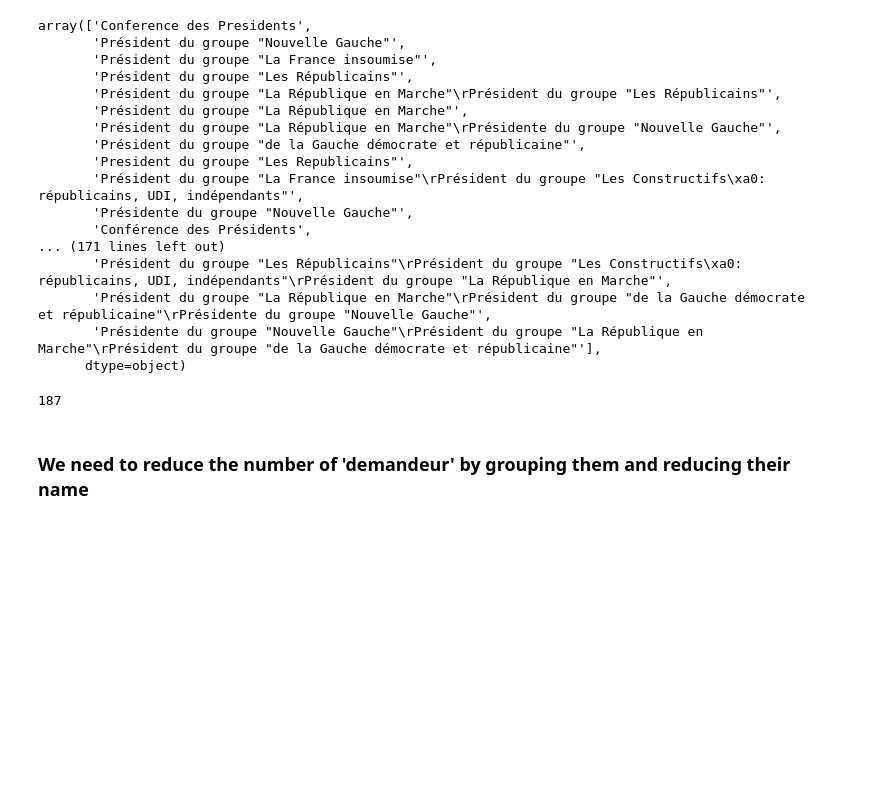
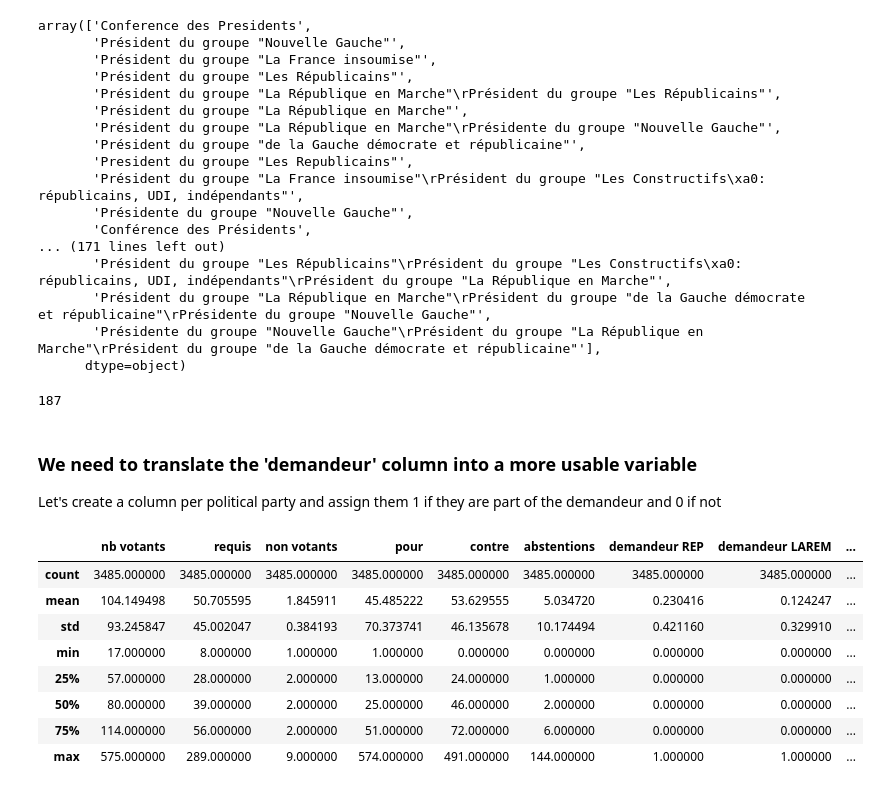
Before and after one commit to max-lutz/national-assembly, a Jupyter notebook: Data exploratory phase - votes.ipynb, the cells around one changed output. Saved outputs shown, nothing was run; the diff lists cells and outputs as text; code cells hidden in the pictures; blank space fills up the shorter version.

```diff
--- a/Data exploratory phase - votes.ipynb
+++ b/Data exploratory phase - votes.ipynb
@@ -199,5 +205,53 @@ array(['Conference des Presidents',
 len(df_vote['demandeur'].unique())
 # %% [output]
 187
-# %% [markdown]
-### We need to reduce the number of 'demandeur' by grouping them and reducing their name
+# %% [markdown]
+### We need to translate the 'demandeur' column into a more usable variable
+Let's create a column per political party and assign them 1 if they are part of the demandeur and 0 if not
+# %%
+df_vote['demandeur REP'] = 0
+df_vote['demandeur LAREM'] = 0
+df_vote['demandeur FI'] = 0
+df_vote['demandeur PS'] = 0
+df_vote['demandeur EELV'] = 0
+df_vote['demandeur MODEM'] = 0
+df_vote['demandeur ND'] = 0
+df_vote['demandeur RPS'] = 0
+df_vote['demandeur UDRL'] = 0
+df_vote['demandeur PCF'] = 0
+df_vote['demandeur CDP'] = 0
+df_vote['demandeur GOV'] = 0
+df_vote['demandeur COM SPE'] = 0
+# %%
+df_vote['demandeur'] = df_vote['demandeur'].fillna("a")
+# %%
+df_vote.loc[df_vote['demandeur'].str.contains("Les Républicains"), 'demandeur REP'] = 1
+df_vote.loc[df_vote['demandeur'].str.contains("Les Republicains"), 'demandeur REP'] = 1
+df_vote.loc[df_vote['demandeur'].str.contains("Nouvelle Gauche"), 'demandeur PS'] = 1
+df_vote.loc[df_vote['demandeur'].str.contains("La France insoumise"), 'demandeur FI'] = 1
+df_vote.loc[df_vote['demandeur'].str.contains("La République en Marche"), 'demandeur LAREM'] = 1
+df_vote.loc[df_vote['demandeur'].str.contains("La Republique en Marche"), 'demandeur LAREM'] = 1
+df_vote.loc[df_vote['demandeur'].str.contains("UDI"), 'demandeur UDRL'] = 1
+df_vote.loc[df_vote['demandeur'].str.contains("Gauche démocrate et républicaine"), 'demandeur PCF'] = 1
+df_vote.loc[df_vote['demandeur'].str.contains("Gauche democrate"), 'demandeur PCF'] = 1
+df_vote.loc[df_vote['demandeur'].str.contains("Socialistes et apparentés"), 'demandeur PS'] = 1
+df_vote.loc[df_vote['demandeur'].str.contains("Libertés et Territoires"), 'demandeur RPS'] = 1
+df_vote.loc[df_vote['demandeur'].str.contains("Conference des Presidents"), 'demandeur CDP'] = 1
+df_vote.loc[df_vote['demandeur'].str.contains("Conférence des Présidents"), 'demandeur CDP'] = 1
+df_vote.loc[df_vote['demandeur'].str.contains("Mouvement Démocrate"), 'demandeur MODEM'] = 1
+df_vote.loc[df_vote['demandeur'].str.contains("Gouvernement"), 'demandeur GOV'] = 1
+df_vote.loc[df_vote['demandeur'].str.contains("Commission"), 'demandeur COM SPE'] = 1
+df_vote.loc[df_vote['demandeur'].str.contains("Agir Ensemble"), 'demandeur UDRL'] = 1
+#df_vote = df_vote.drop(columns=['demandeur'])
+# %%
+df_vote.describe()
+# %% [output]
+|  | nb votants | requis | non votants | pour | contre | abstentions | demandeur REP | demandeur LAREM | ... |
+| count | 3485.000000 | 3485.000000 | 3485.000000 | 3485.000000 | 3485.000000 | 3485.000000 | 3485.000000 | 3485.000000 | ... |
+| mean | 104.149498 | 50.705595 | 1.845911 | 45.485222 | 53.629555 | 5.034720 | 0.230416 | 0.124247 | ... |
+| std | 93.245847 | 45.002047 | 0.384193 | 70.373741 | 46.135678 | 10.174494 | 0.421160 | 0.329910 | ... |
+| min | 17.000000 | 8.000000 | 1.000000 | 1.000000 | 0.000000 | 0.000000 | 0.000000 | 0.000000 | ... |
+| 25% | 57.000000 | 28.000000 | 2.000000 | 13.000000 | 24.000000 | 1.000000 | 0.000000 | 0.000000 | ... |
+| 50% | 80.000000 | 39.000000 | 2.000000 | 25.000000 | 46.000000 | 2.000000 | 0.000000 | 0.000000 | ... |
+| 75% | 114.000000 | 56.000000 | 2.000000 | 51.000000 | 72.000000 | 6.000000 | 0.000000 | 0.000000 | ... |
+| max | 575.000000 | 289.000000 | 9.000000 | 574.000000 | 491.000000 | 144.000000 | 1.000000 | 1.000000 | ... |
```
Also changed, not shown: parts of 4 cells of this notebook, 3 other files.
